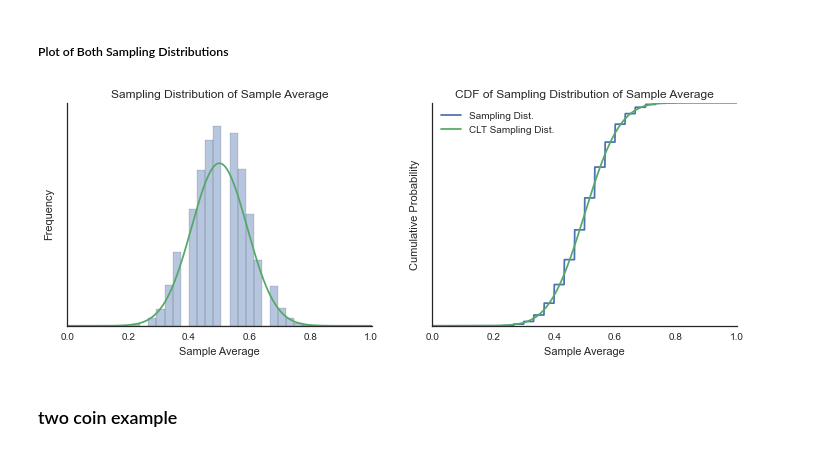
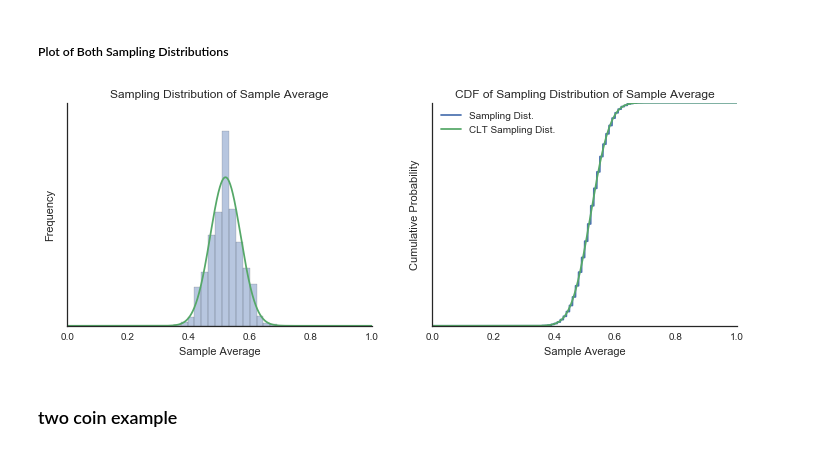
Before and after one commit to slgregoire/comp_stats, a Jupyter notebook: resampling_post.ipynb, the cells around one changed output. Saved outputs shown, nothing was run; the diff lists cells and outputs as text; code cells hidden in the pictures.

```diff
--- a/resampling_post.ipynb
+++ b/resampling_post.ipynb
@@ -16,7 +14,7 @@ sns.set_style('white')
 # %% [markdown]
 #### unknown population distribution
 # %%
-sample_size = 30
+sample_size = 100
 null_single = sp.bernoulli(.5)
 # %%
 sample = null_single.rvs(size=sample_size)
@@ -45,34 +43,28 @@ clt_dist = sp.norm(loc=clt_mean, scale=np.sqrt(clt_var))
 # %% [markdown]
 ##### Plot of Both Sampling Distributions
 # %%
-x = np.linspace(0,1,1000)
+x = np.linspace(0,1,10000)
 
 fig, axes = plt.subplots(1, 2)
 fig.set_figheight(4)
 fig.set_figwidth(12)
 
-sns.distplot(resample_dist, bins=25, kde=False, norm_hist=True, ax=axes[0])
+sns.distplot(resample_dist, bins=15, kde=False, norm_hist=True, ax=axes[0])
 axes[0].plot(x, clt_dist.pdf(x))
 axes[0].set(yticklabels=[], title='Sampling Distribution of Sample Average')
 axes[0].set_ylabel('Frequency')
 axes[0].set_xlabel('Sample Average')
 
 resample_emp_cdf = sm.tools.tools.ECDF(resample_dist)
 axes[1].plot(x, resample_emp_cdf(x), label='Sampling Dist.')
 axes[1].plot(x, clt_dist.cdf(x), label='CLT Sampling Dist.')
-axes[1].set(yticklabels=[], title='CDF of Sampling Distribution of Sample Average')
-axes[1].set_ylabel('Cumulative Probability')
+axes[1].set(yticklabels=[], ylabel='Cumulative Probability',title='CDF of Sampling Distribution of Sample Average')
 axes[1].set_xlabel('Sample Average')
 axes[1].legend(loc='best')
 
- #axes[i, j].set_title('Sample Size = {}'.format(str(sample_sizes[sample_idx])))
-        #axes[i, j].
-        #axes[i, j].set_xlabel('Sample Average')
-
-
 sns.despine(top=True, right=True)
 # %% [output]
-[figure, old version]
+[figure, new version]
 # %% [markdown]
 ### two coin example
 # %% [markdown]
```
Also changed, not shown: parts of 5 cells of this notebook.
